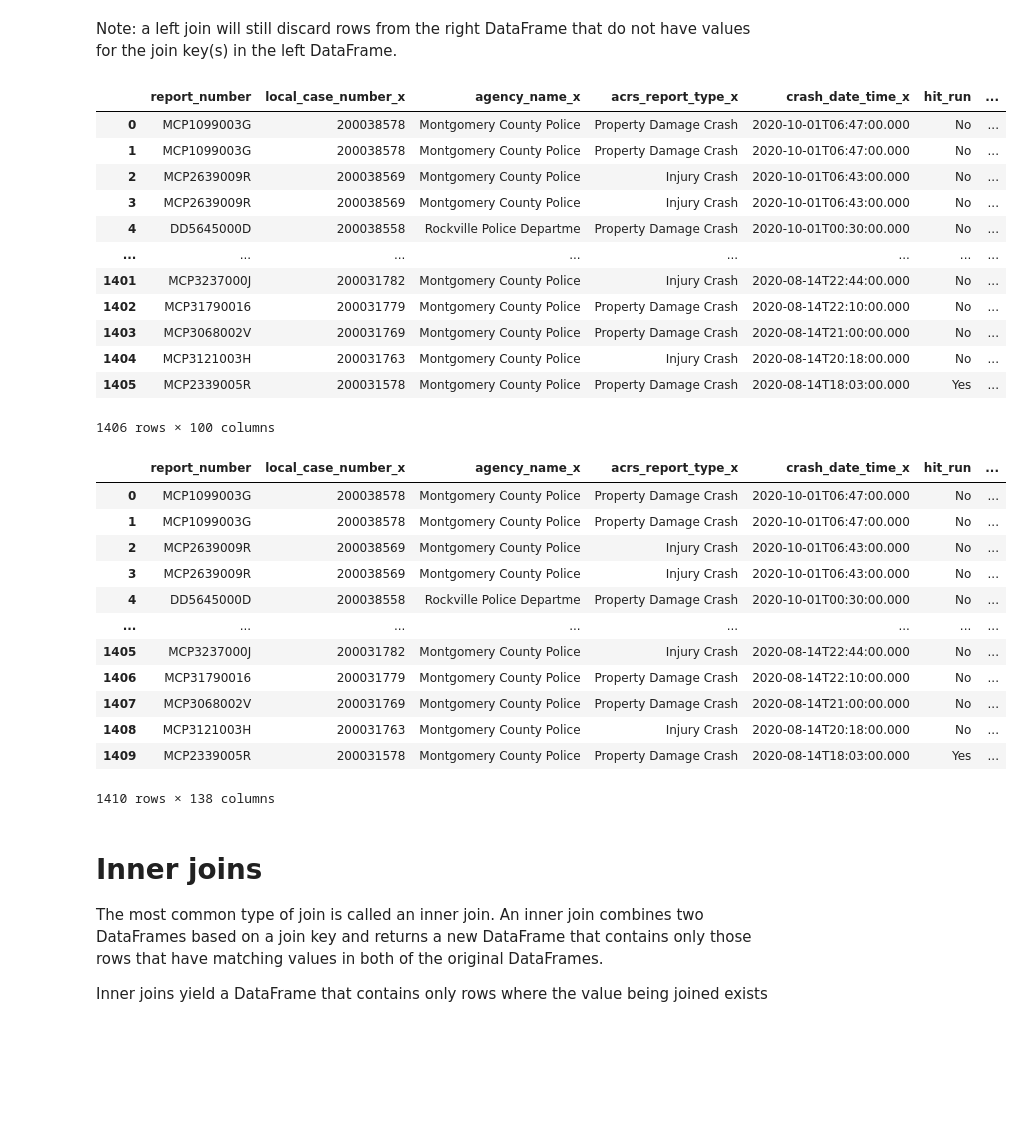
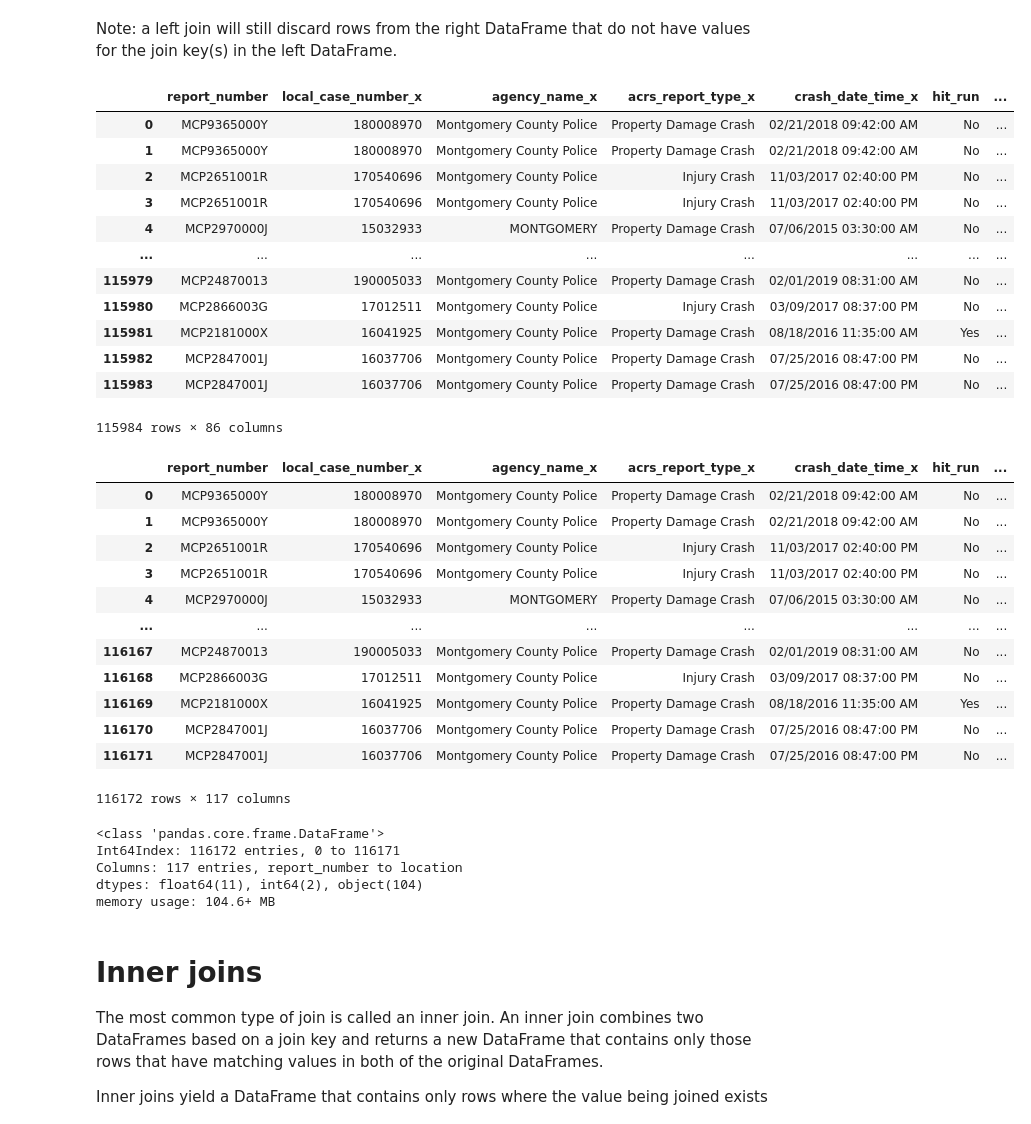
Before and after one commit to ssalifou/DATA205, a Jupyter notebook: Crash_Reporting_Project.ipynb, the cells around one changed output. Drawn from its saved outputs; the diff is of its cells as text; code cells hidden in the pictures; blank space fills up the shorter version.

```diff
--- a/Crash_Reporting_Project.ipynb
+++ b/Crash_Reporting_Project.ipynb
@@ -91,0 +24,3 @@ memory usage: 304.8+ KB
+# %%
+df1 = pd.read_csv('Crash_Reporting_-_Incidents_Data.csv')
+df1.info()
@@ -91,0 +45,4 @@ memory usage: 304.8+ KB
+# %%
+# remove spaces in columns name
+df1.columns = df1.columns.str.replace(' ','_').str.lower().str.replace('/','_').str.replace('-','_')
+df1.info()
@@ -91,0 +67,3 @@ memory usage: 304.8+ KB
+# %%
+df2 = pd.read_csv('Crash_Reporting_-_Drivers_Data.csv')
+df2.info()
@@ -91,0 +88,4 @@ memory usage: 304.8+ KB
+# %%
+# remove spaces in columns name
+df2.columns = df2.columns.str.replace(' ','_').str.lower().str.replace('/','_').str.replace('-','_')
+df2.info()
@@ -168,47 +217,52 @@ Note: a left join will still discard rows from the right DataFrame that do not h
 # %%
 #A left join is performed in pandas by calling the merge function, but using the how='left' argument:
 #We will fist left join Drivers data to the Incidents data, then left join the Non-Motorists data to the sesult.
 
-df1 = pd.DataFrame(requests.get('https://data.montgomerycountymd.gov/resource/bhju-22kf.json').json())
-df2 = pd.DataFrame(requests.get('https://data.montgomerycountymd.gov/resource/mmzv-x632.json').json())
 merged_left1 = pd.merge(left=df1, right=df2, how='left', left_on='report_number', right_on='report_number')
 
 merged_left1.shape
 merged_left1
 # %% [output]
 |  | report_number | local_case_number_x | agency_name_x | acrs_report_type_x | crash_date_time_x | hit_run | ... |
-| 0 | MCP1099003G | 200038578 | Montgomery County Police | Property Damage Crash | 2020-10-01T06:47:00.000 | No | ... |
-| 1 | MCP1099003G | 200038578 | Montgomery County Police | Property Damage Crash | 2020-10-01T06:47:00.000 | No | ... |
-| 2 | MCP2639009R | 200038569 | Montgomery County Police | Injury Crash | 2020-10-01T06:43:00.000 | No | ... |
-| 3 | MCP2639009R | 200038569 | Montgomery County Police | Injury Crash | 2020-10-01T06:43:00.000 | No | ... |
-| 4 | DD5645000D | 200038558 | Rockville Police Departme | Property Damage Crash | 2020-10-01T00:30:00.000 | No | ... |
+| 0 | MCP9365000Y | 180008970 | Montgomery County Police | Property Damage Crash | 02/21/2018 09:42:00 AM | No | ... |
+| 1 | MCP9365000Y | 180008970 | Montgomery County Police | Property Damage Crash | 02/21/2018 09:42:00 AM | No | ... |
+| 2 | MCP2651001R | 170540696 | Montgomery County Police | Injury Crash | 11/03/2017 02:40:00 PM | No | ... |
+| 3 | MCP2651001R | 170540696 | Montgomery County Police | Injury Crash | 11/03/2017 02:40:00 PM | No | ... |
+| 4 | MCP2970000J | 15032933 | MONTGOMERY | Property Damage Crash | 07/06/2015 03:30:00 AM | No | ... |
 | ... | ... | ... | ... | ... | ... | ... | ... |
-| 1401 | MCP3237000J | 200031782 | Montgomery County Police | Injury Crash | 2020-08-14T22:44:00.000 | No | ... |
-| 1402 | MCP31790016 | 200031779 | Montgomery County Police | Property Damage Crash | 2020-08-14T22:10:00.000 | No | ... |
-| 1403 | MCP3068002V | 200031769 | Montgomery County Police | Property Damage Crash | 2020-08-14T21:00:00.000 | No | ... |
-| 1404 | MCP3121003H | 200031763 | Montgomery County Police | Injury Crash | 2020-08-14T20:18:00.000 | No | ... |
-| 1405 | MCP2339005R | 200031578 | Montgomery County Police | Property Damage Crash | 2020-08-14T18:03:00.000 | Yes | ... |
+| 115979 | MCP24870013 | 190005033 | Montgomery County Police | Property Damage Crash | 02/01/2019 08:31:00 AM | No | ... |
+| 115980 | MCP2866003G | 17012511 | Montgomery County Police | Injury Crash | 03/09/2017 08:37:00 PM | No | ... |
+| 115981 | MCP2181000X | 16041925 | Montgomery County Police | Property Damage Crash | 08/18/2016 11:35:00 AM | Yes | ... |
+| 115982 | MCP2847001J | 16037706 | Montgomery County Police | Property Damage Crash | 07/25/2016 08:47:00 PM | No | ... |
+| 115983 | MCP2847001J | 16037706 | Montgomery County Police | Property Damage Crash | 07/25/2016 08:47:00 PM | No | ... |
-1406 rows × 100 columns
+115984 rows × 86 columns
 # %%
-df3 = pd.DataFrame(requests.get('https://data.montgomerycountymd.gov/resource/n7fk-dce5.json').json())
 merged_left2 = pd.merge(left=merged_left1, right=df3, how='left', left_on='report_number', right_on='report_number')
 
 merged_left2.shape
 merged_left2
 # %% [output]
 |  | report_number | local_case_number_x | agency_name_x | acrs_report_type_x | crash_date_time_x | hit_run | ... |
-| 0 | MCP1099003G | 200038578 | Montgomery County Police | Property Damage Crash | 2020-10-01T06:47:00.000 | No | ... |
-| 1 | MCP1099003G | 200038578 | Montgomery County Police | Property Damage Crash | 2020-10-01T06:47:00.000 | No | ... |
-| 2 | MCP2639009R | 200038569 | Montgomery County Police | Injury Crash | 2020-10-01T06:43:00.000 | No | ... |
-| 3 | MCP2639009R | 200038569 | Montgomery County Police | Injury Crash | 2020-10-01T06:43:00.000 | No | ... |
-| 4 | DD5645000D | 200038558 | Rockville Police Departme | Property Damage Crash | 2020-10-01T00:30:00.000 | No | ... |
+| 0 | MCP9365000Y | 180008970 | Montgomery County Police | Property Damage Crash | 02/21/2018 09:42:00 AM | No | ... |
+| 1 | MCP9365000Y | 180008970 | Montgomery County Police | Property Damage Crash | 02/21/2018 09:42:00 AM | No | ... |
+| 2 | MCP2651001R | 170540696 | Montgomery County Police | Injury Crash | 11/03/2017 02:40:00 PM | No | ... |
+| 3 | MCP2651001R | 170540696 | Montgomery County Police | Injury Crash | 11/03/2017 02:40:00 PM | No | ... |
+| 4 | MCP2970000J | 15032933 | MONTGOMERY | Property Damage Crash | 07/06/2015 03:30:00 AM | No | ... |
 | ... | ... | ... | ... | ... | ... | ... | ... |
-| 1405 | MCP3237000J | 200031782 | Montgomery County Police | Injury Crash | 2020-08-14T22:44:00.000 | No | ... |
-| 1406 | MCP31790016 | 200031779 | Montgomery County Police | Property Damage Crash | 2020-08-14T22:10:00.000 | No | ... |
-| 1407 | MCP3068002V | 200031769 | Montgomery County Police | Property Damage Crash | 2020-08-14T21:00:00.000 | No | ... |
-| 1408 | MCP3121003H | 200031763 | Montgomery County Police | Injury Crash | 2020-08-14T20:18:00.000 | No | ... |
-| 1409 | MCP2339005R | 200031578 | Montgomery County Police | Property Damage Crash | 2020-08-14T18:03:00.000 | Yes | ... |
+| 116167 | MCP24870013 | 190005033 | Montgomery County Police | Property Damage Crash | 02/01/2019 08:31:00 AM | No | ... |
+| 116168 | MCP2866003G | 17012511 | Montgomery County Police | Injury Crash | 03/09/2017 08:37:00 PM | No | ... |
+| 116169 | MCP2181000X | 16041925 | Montgomery County Police | Property Damage Crash | 08/18/2016 11:35:00 AM | Yes | ... |
+| 116170 | MCP2847001J | 16037706 | Montgomery County Police | Property Damage Crash | 07/25/2016 08:47:00 PM | No | ... |
+| 116171 | MCP2847001J | 16037706 | Montgomery County Police | Property Damage Crash | 07/25/2016 08:47:00 PM | No | ... |
-1410 rows × 138 columns
+116172 rows × 117 columns
+# %%
+merged_left2.info()
+# %% [output]
+<class 'pandas.core.frame.DataFrame'>
+Int64Index: 116172 entries, 0 to 116171
+Columns: 117 entries, report_number to location
+dtypes: float64(11), int64(2), object(104)
+memory usage: 104.6+ MB
 # %% [markdown]
 # Inner joins
 The most common type of join is called an inner join. An inner join combines two DataFrames based on a join key and returns a new DataFrame that contains only those rows that have matching values in both of the original DataFrames.
```
Also changed, not shown: parts of 18 cells of this notebook.
